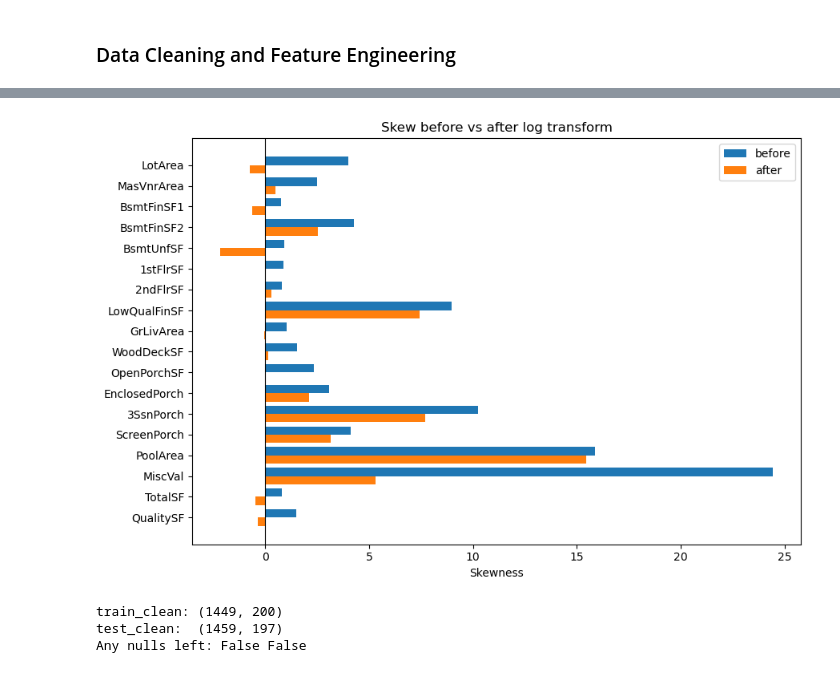
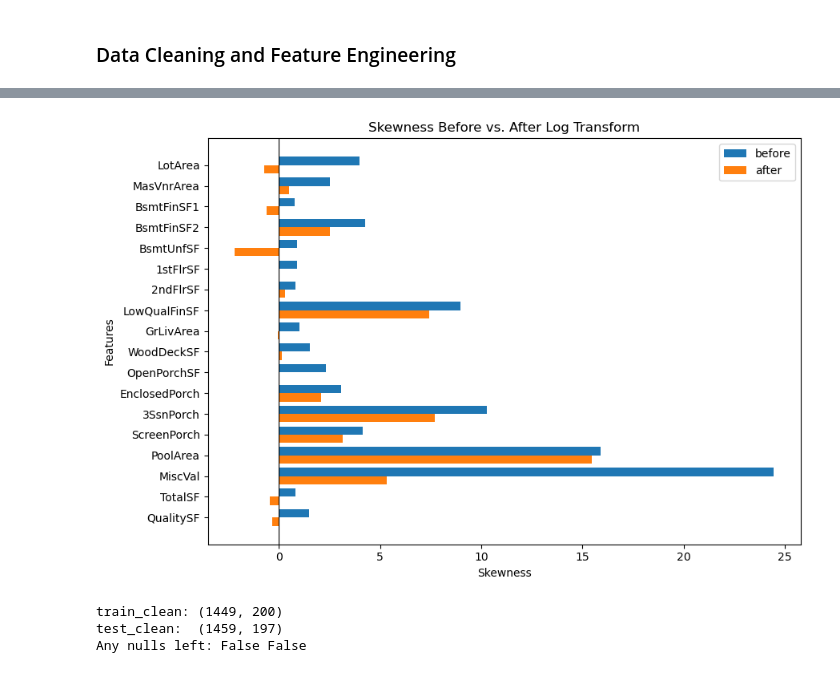
Before and after one commit to ericyang91/Housing_Price_Prediction, a Jupyter notebook: main.ipynb, the cells around one changed output, grey strips where cells are left out. Saved outputs shown, nothing was run; the diff lists cells and outputs as text; code cells hidden in the pictures.

```diff
--- a/main.ipynb
+++ b/main.ipynb
@@ -418,22 +495,23 @@ Log-transforming: ['LotArea', 'MasVnrArea', 'BsmtFinSF1', 'BsmtFinSF2', 'BsmtUnf
 # %%
 # Visualize what would happen to skewness after applying log
 skew_after = {c: skew(np.log1p(train_probe[c].clip(lower=0))) for c in skewed_cols}
 
 fig, ax = plt.subplots(figsize=(9, 6))
 y_pos = np.arange(len(skewed_cols))
 ax.barh(y_pos - 0.2, [skew_before[c] for c in skewed_cols], height=0.4, label='before')
 ax.barh(y_pos + 0.2, [skew_after[c] for c in skewed_cols], height=0.4, label='after')
 ax.set_yticks(y_pos)
 ax.set_yticklabels(skewed_cols)
 ax.axvline(0, color='black', linewidth=0.8)
 ax.set_xlabel("Skewness")
-ax.set_title("Skew before vs after log transform")
+ax.set_ylabel("Features")
+ax.set_title("Skewness Before vs. After Log Transform")
 ax.legend()
 ax.invert_yaxis()
 plt.tight_layout()
 plt.show()
 # %% [output]
-[figure, old version]
+[figure, new version]
 # %%
 # Feed both Training and Testing data into the function for cleaning/engineering
 train_clean = clean_housing_data(train_df, skewed_cols=skewed_cols)
```
Also changed, not shown: parts of 25 cells of this notebook, 2 other files.
